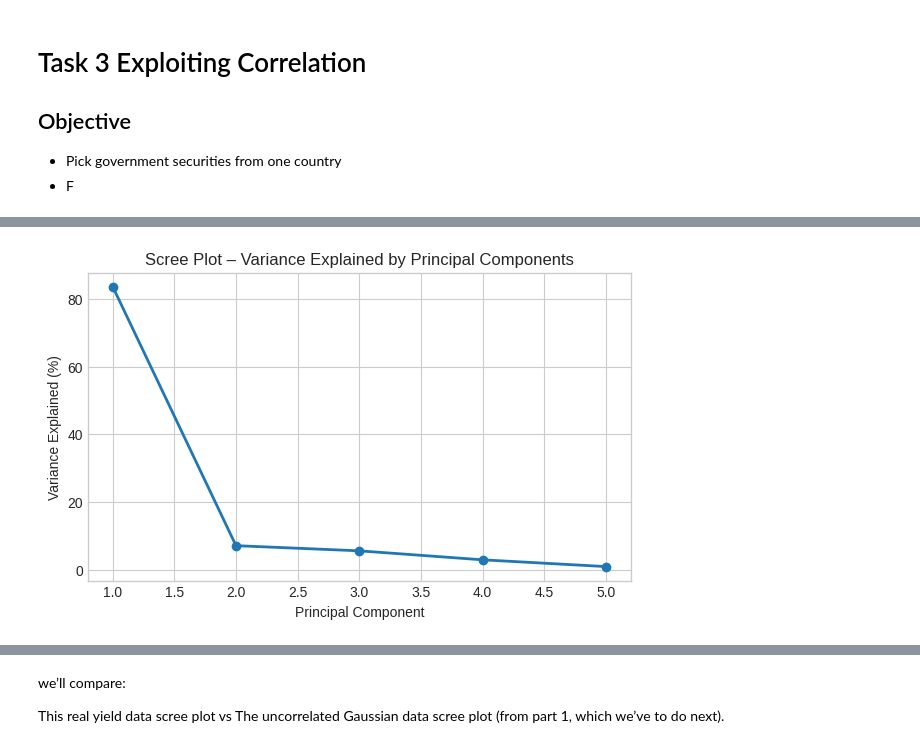
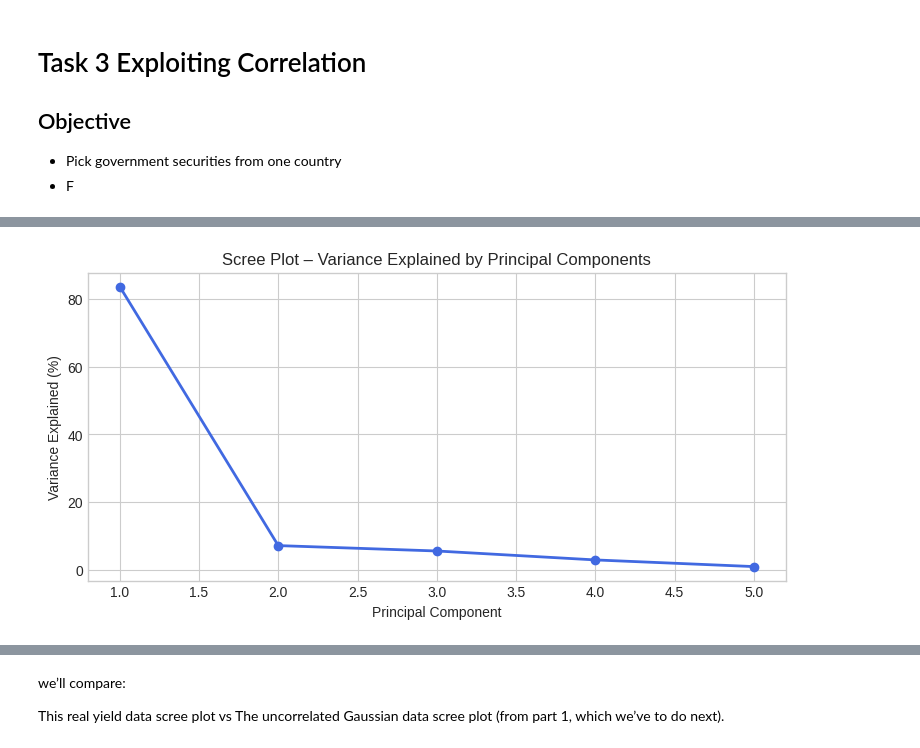
Before and after one commit to adas-quant/mscfe-gwp1-yieldcurve, a Jupyter notebook: notebooks/03_Task3_PCA.ipynb, the cells around one changed output, grey strips where cells are left out. Cells and saved outputs as stored; diff of their text form; code cells hidden in the pictures.

```diff
--- a/notebooks/03_Task3_PCA.ipynb
+++ b/notebooks/03_Task3_PCA.ipynb
@@ -6,0 +65,24 @@
+# %%
+import matplotlib.pyplot as plt
+import seaborn as sns
+
+correlation_matrix = df.corr()
+
+plt.style.use("seaborn-v0_8-white")
+
+plt.figure(figsize=(6, 5))
+sns.heatmap(
+    correlation_matrix,
+    annot=True,
+    fmt=".2f",
+    cmap="Blues",
+    cbar=True,
+    square=True,
+    linewidths=0.8,
+    linecolor="white",
+    annot_kws={"fontsize": 10, "color": "black"}
+)
+
+plt.title("Correlation Matrix of Simulated Yield Changes", fontsize=13, fontweight="bold", pad=12)
+plt.tight_layout()
+plt.show()
@@ -91,11 +347,11 @@ Component 5: 0.88% variance explained
 # %%
 #Scree Plot
 
-plt.figure(figsize=(7,4))
-plt.plot(range(1, len(explained_var)+1), explained_var, 'o-', linewidth=2)
+plt.figure(figsize=(9,4))
+plt.plot(range(1, len(explained_var)+1), explained_var, 'o-', color='royalblue', linewidth=2)
 plt.title("Scree Plot – Variance Explained by Principal Components")
 plt.xlabel("Principal Component")
 plt.ylabel("Variance Explained (%)")
 plt.show()
 # %% [output]
-[figure, old version]
+[figure, new version]
```
Also changed, not shown: parts of 14 cells of this notebook.
